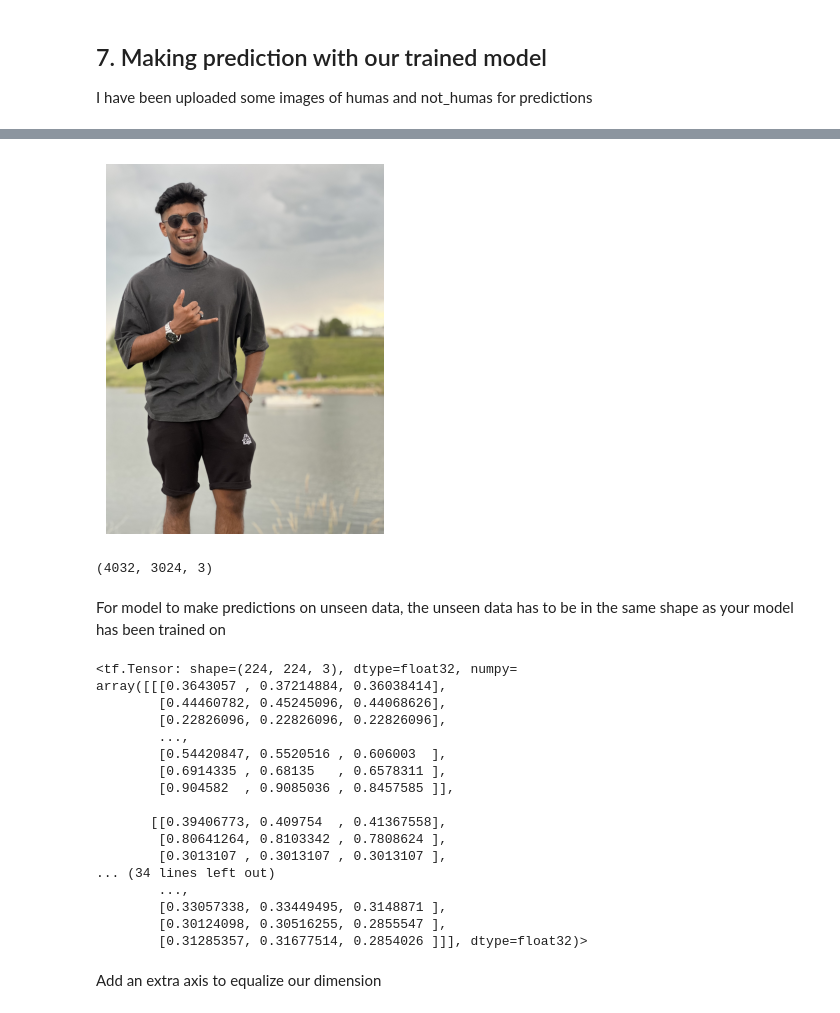
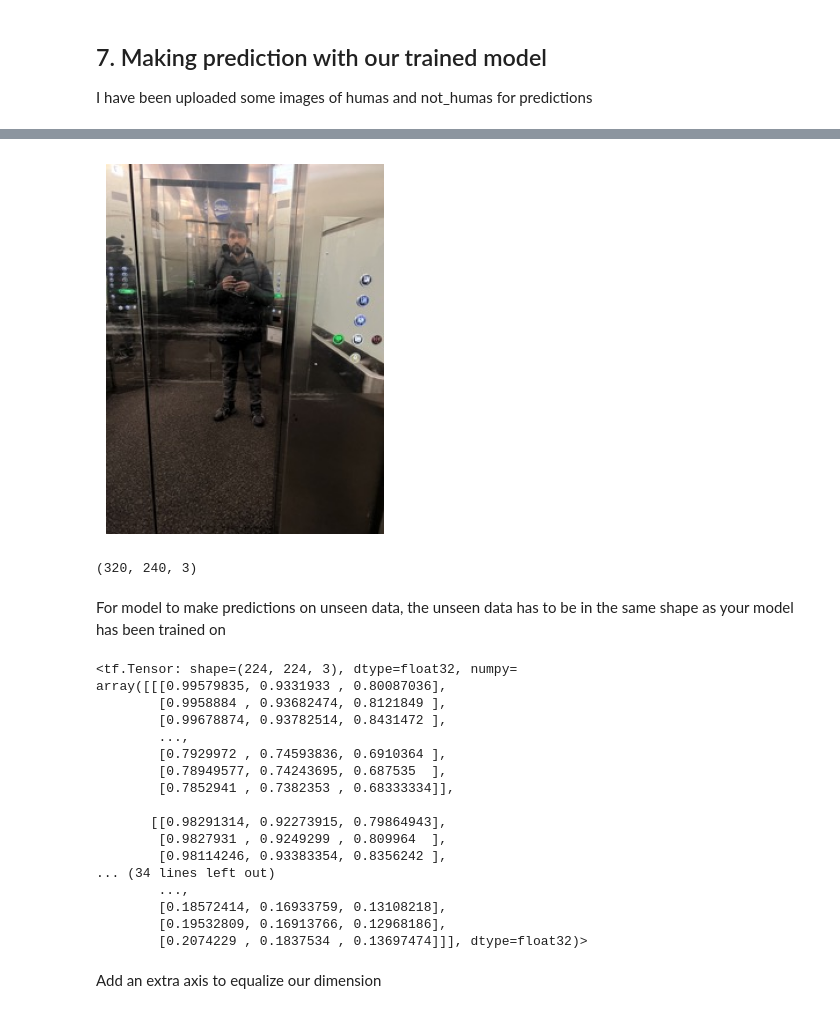
Before and after one commit to charles01george/Humans_or_not, a Jupyter notebook: Humans_or_not_Sample.ipynb, the cells around one changed output, grey strips where cells are left out. Cells and saved outputs as stored; diff of their text form; code cells hidden in the pictures.

```diff
--- a/Humans_or_not_Sample.ipynb
+++ b/Humans_or_not_Sample.ipynb
@@ -376,14 +378,14 @@ print(class_names)
 # %%
-data = mpimg.imread("/content/drive/MyDrive/Humans_or_Not_Sample_project/Sample/Sample/IMG_2891.jpeg")
+data = mpimg.imread("drive/MyDrive/Humans_or_Not/Sample_pictures/humans01.jpeg")
 plt.imshow(data)
 plt.axis(False);
 # %% [output]
-[figure, old version]
+[figure, new version]
 # %%
 # Check the shape of our image
 data.shape
 # %% [output]
-(4032, 3024, 3)
+(320, 240, 3)
 # %% [markdown]
 For model to make predictions on unseen data, the unseen data has to be in the same shape as your model has been trained on
 # %%
@@ -406,26 +408,26 @@ def load_and_prep_image(filename, img_shape=224):
   return img
 # %%
 # Load in an dpreprocess our custom image
-data = load_and_prep_image("/content/drive/MyDrive/Humans_or_Not_Sample_project/Sample/Sample/154B218A-30B7-4DA5-ADBD-38DE0A971A6C.jpeg")
+data = load_and_prep_image("drive/MyDrive/Humans_or_Not/Sample_pictures/humans01.jpeg")
 data
 # %% [output]
 <tf.Tensor: shape=(224, 224, 3), dtype=float32, numpy=
-array([[[0.3643057 , 0.37214884, 0.36038414],
-        [0.44460782, 0.45245096, 0.44068626],
-        [0.22826096, 0.22826096, 0.22826096],
+array([[[0.99579835, 0.9331933 , 0.80087036],
+        [0.9958884 , 0.93682474, 0.8121849 ],
+        [0.99678874, 0.93782514, 0.8431472 ],
         ...,
-        [0.54420847, 0.5520516 , 0.606003  ],
-        [0.6914335 , 0.68135   , 0.6578311 ],
-        [0.904582  , 0.9085036 , 0.8457585 ]],
+        [0.7929972 , 0.74593836, 0.6910364 ],
+        [0.78949577, 0.74243695, 0.687535  ],
+        [0.7852941 , 0.7382353 , 0.68333334]],
 
-       [[0.39406773, 0.409754  , 0.41367558],
-        [0.80641264, 0.8103342 , 0.7808624 ],
-        [0.3013107 , 0.3013107 , 0.3013107 ],
+       [[0.98291314, 0.92273915, 0.79864943],
+        [0.9827931 , 0.9249299 , 0.809964  ],
+        [0.98114246, 0.93383354, 0.8356242 ],
 ... (34 lines left out)
         ...,
-        [0.33057338, 0.33449495, 0.3148871 ],
-        [0.30124098, 0.30516255, 0.2855547 ],
-        [0.31285357, 0.31677514, 0.2854026 ]]], dtype=float32)>
+        [0.18572414, 0.16933759, 0.13108218],
+        [0.19532809, 0.16913766, 0.12968186],
+        [0.2074229 , 0.1837534 , 0.13697474]]], dtype=float32)>
 # %% [markdown]
 Add an extra axis to equalize our dimension
 # %%
```
Also changed, not shown: parts of 77 cells of this notebook.
